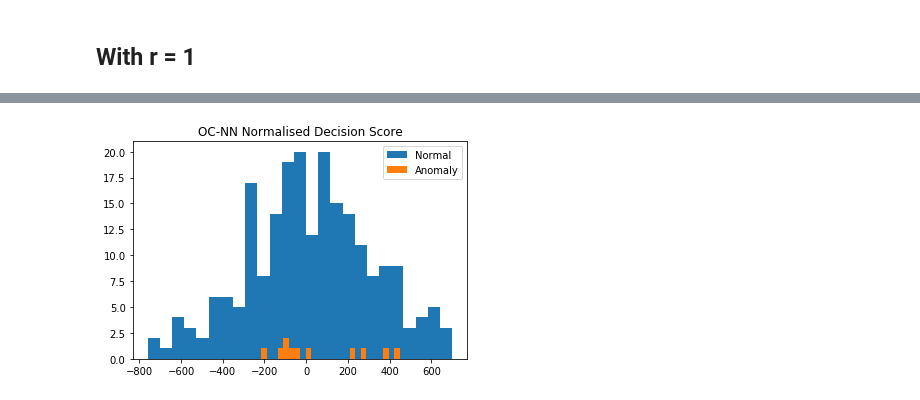
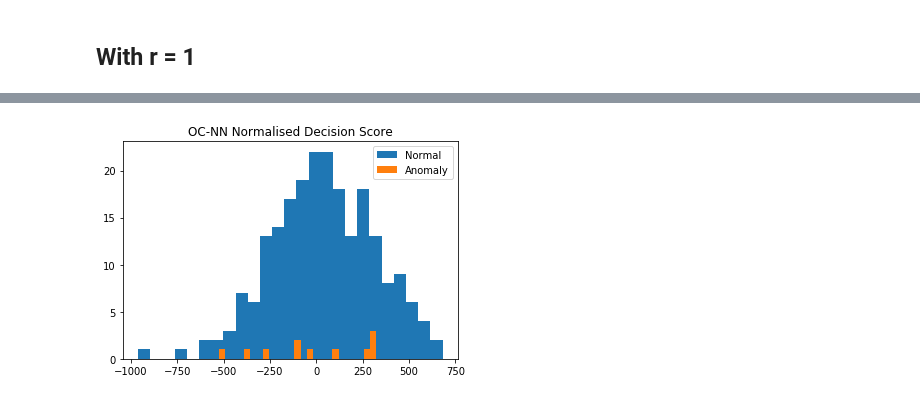
Before and after one commit to raghavchalapathy/one_class_neural_networks, a Jupyter notebook: notebooks/USPS_Experiments.ipynb, the cells around one changed output, grey strips where cells are left out. Cells and saved outputs as stored; diff of their text form; code cells hidden in the pictures.

```diff
--- a/notebooks/experiment1.ipynb
+++ b/notebooks/USPS_Experiments.ipynb
@@ -45,7 +53,7 @@ get_FAKE_Noise_TrainingData
 - for OCNN_FakeNoise, the training set does include uniform noise; what we do is treat these as negatives, and add a new term to the objective, which measures the hinge loss when making predictions for these fake points. This is almost exactly the same as the Keras FakeNN method, but instead of using cross-entropy loss, we use hinge-loss; and we additionally learn a parameter r, which controls the fraction of points predicted to be anomalous
 # %%
 ## Obtaining the training and testing data
-X_Pos,X_PosLabel = createData.get_TrainingData()
-[Xtest_Pos,label_ones,Xtest_Neg,label_sevens]= createData.get_TestingData()
+X_Pos,X_PosLabel = createData.get_USPS_TrainingData()
+[Xtest_Pos,label_ones,Xtest_Neg,label_sevens]= createData.get_USPS_TestingData()
 # %% [output]
 StandardScaler(copy=True, with_mean=True, with_std=True)
@@ -53,15 +60,15 @@ StandardScaler(copy=True, with_mean=True, with_std=True)
 # %% [markdown]
 ## FAKE_NOISE_KerasBinaryClassifier
 # %%
-
-
 ## Fake Noise data to be generated which will be added to the training set before training
 X_Neg,X_NegLabel = createData.get_FAKE_Noise_TrainingData(X_Pos)
 
+NUM_EPOCHS = 10
 ## Create an Binary supervised classifier instance
 clf_FakeNoiseNN =  FakeNoiseNN()
-clf_FakeNoiseNN.fit(X_Pos,X_PosLabel,X_Neg,X_NegLabel)  ## fit takes Normal and FakeNoise concatenates before training
+clf_FakeNoiseNN.fit(X_Pos,X_PosLabel,X_Neg,X_NegLabel,NUM_EPOCHS)  ## fit takes Normal and FakeNoise concatenates before training
 res = clf_FakeNoiseNN.predict(Xtest_Pos,Xtest_Neg)
+auc_FN_Supervised = res
 print("="*35)
 print("AUC:",res)
 print("="*35)
@@ -233,11 +250,12 @@ ocnn = OCNNFakeNoiseNN()
 
 nu= 0.04
 activation = 'sigmoid'
-epochs = 10
+epochs = 100
 ocnn.fit(X_Pos,X_Neg,nu,activation,epochs)
 print(X_Neg.shape)
 ## Testing the OC-NN with Fake Noise
 res = ocnn.score(Xtest_Pos,Xtest_Neg)
+auc_FN_OCNN_R_1 = res
 print("="*35)
 print("AUC:",res)
 print("="*35)
@@ -262,2 +279,2 @@ AUC: 0.46280991735537197
 ===================================
-[figure, old version]
+[figure, new version]
```
Also changed, not shown: parts of 8 cells of this notebook, 6 other files.
